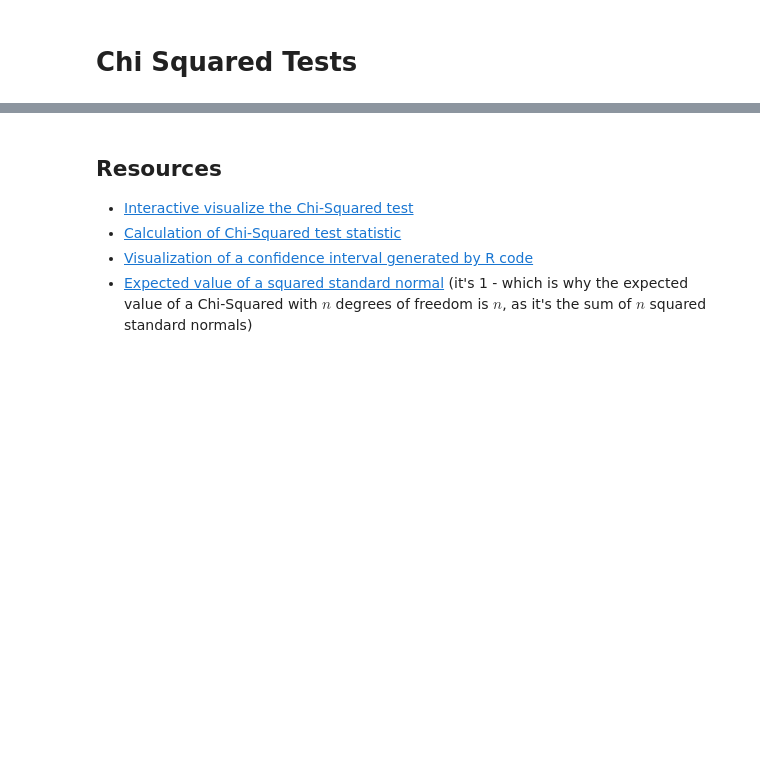
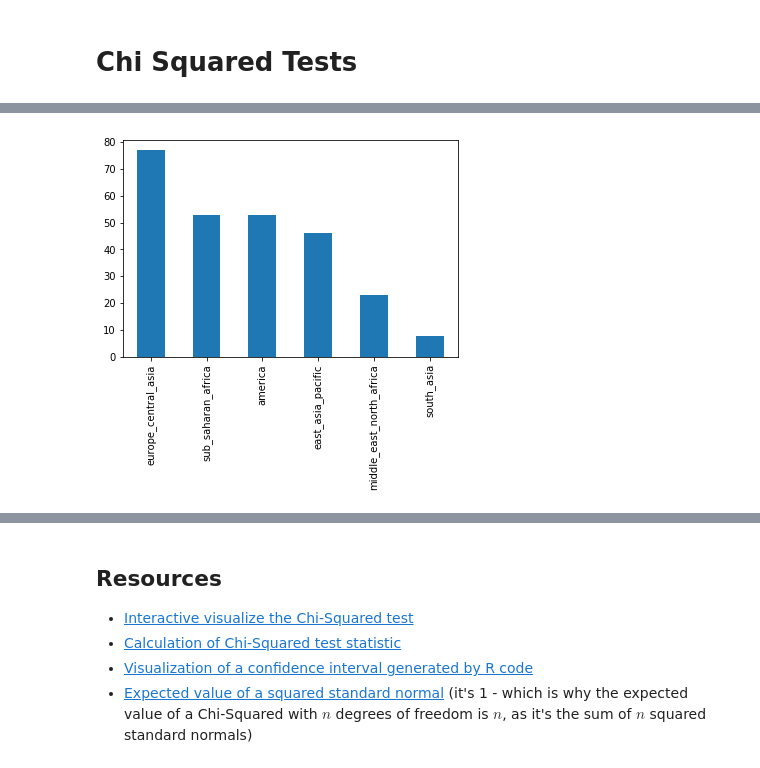
Before and after one commit to ngriggs/DS-Unit-1-Sprint-3-Statistical-Tests-and-Experiments, a Jupyter notebook: Copy_of_LS_DS6_132_Sampling_Confidence_Intervals_and_Hypothesis_Testing.ipynb, the cells around one changed output, grey strips where cells are left out. Drawn from its saved outputs; the diff is of its cells as text; code cells hidden in the pictures; blank space fills up the shorter version.

```diff
--- a/Copy_of_LS_DS6_132_Sampling_Confidence_Intervals_and_Hypothesis_Testing.ipynb
+++ b/Copy_of_LS_DS6_132_Sampling_Confidence_Intervals_and_Hypothesis_Testing.ipynb
@@ -714,0 +767,4 @@ How can we interpret this visualization? Well, this means that there was a prett
+# %%
+entities['world_6region'].value_counts().plot(kind='bar');
+# %% [output]
+[figure, added]
```
Also changed, not shown: parts of 18 cells of this notebook.
